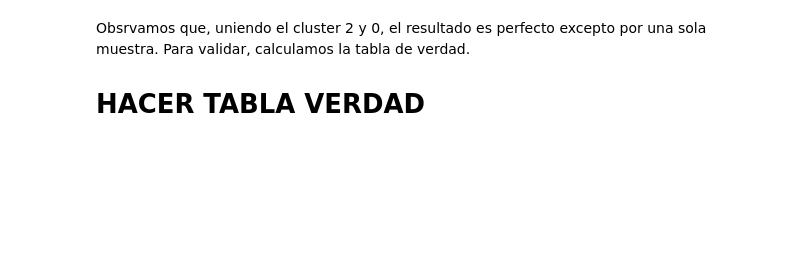
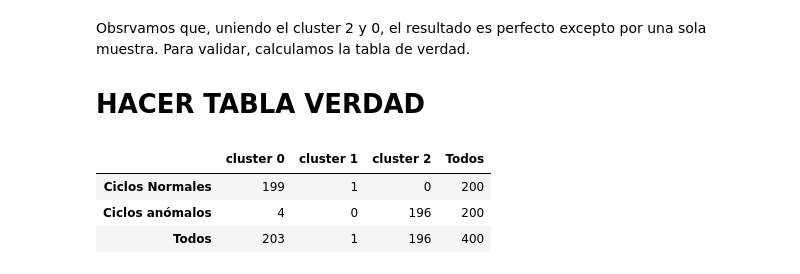
Before and after one commit to maxit1992/CEIA_IIA, a Jupyter notebook: Clase2/Ejercicio8/Ejercicio8.ipynb, the cells around one changed output. Saved outputs shown, nothing was run; the diff lists cells and outputs as text; code cells hidden in the pictures; blank space fills up the shorter version.

```diff
--- a/Clase2/Ejercicio8/Ejercicio8.ipynb
+++ b/Clase2/Ejercicio8/Ejercicio8.ipynb
@@ -67,7 +72,7 @@ data_class=dataset[:,0]
 data=dataset[:,1:]
 
 #Graficamos el dataset
-fig, axs = plt.subplots(2)
+fig, axs = plt.subplots(2,figsize=(8,6))
 for i in range(0,200):
     axs[0].plot(data[i,:],color='blue',label=None)
 axs[0].set_title("Funcionamiento Correcto")
@@ -93,7 +99,7 @@ nan_values=np.nan*np.ones(shape=nan_change.sum())
 data[nan_change]=nan_values
 
 #Graficamos el dataset con "ruido"
-fig, axs = plt.subplots(2)
+fig, axs = plt.subplots(2,figsize=(8,6))
 for i in range(0,200):
     axs[0].plot(data[i,:],color='blue',label=None)
 axs[0].set_title("Funcionamiento Correcto")
@@ -107,10 +114,11 @@ Text(0.5, 1.0, 'Funcionamiento con perdida')
 # %%
-#Grabamos en pickle
-with open('./dataset/dataset.pkl','wb') as file:
-    pkl.dump(data,file,protocol=pkl.HIGHEST_PROTOCOL)
+# Grabamos en pickle
+# Quitar comentarios para sobre-escribir
+#with open('./dataset/dataset.pkl','wb') as file:
+#    pkl.dump(data,file,protocol=pkl.HIGHEST_PROTOCOL)
 
-with open('./dataset/dataset_classes.pkl','wb') as file:
-    pkl.dump(data_class,file,protocol=pkl.HIGHEST_PROTOCOL)
+#with open('./dataset/dataset_classes.pkl','wb') as file:
+#    pkl.dump(data_class,file,protocol=pkl.HIGHEST_PROTOCOL)
 # %%
 #Cargamos el dataset con pickle
 with open('./dataset/dataset.pkl','rb') as file:
@@ -253,3 +267,13 @@ plt.title('PCA - Kmeans clustering projection 2D');
 Obsrvamos que, uniendo el cluster 2 y 0, el resultado es perfecto excepto por una sola muestra. Para validar, calculamos la tabla de verdad.
 
 # HACER TABLA VERDAD
+# %%
+tab = pd.crosstab(data_classes, cluster_labels3, margins=True)
+tab.index = ['Ciclos Normales', 'Ciclos anómalos','Todos']
+tab.columns = ['cluster ' + str(i + 0) for i in range(3)] + ['Todos']
+tab
+# %% [output]
+|  | cluster 0 | cluster 1 | cluster 2 | Todos |
+| Ciclos Normales | 199 | 1 | 0 | 200 |
+| Ciclos anómalos | 4 | 0 | 196 | 200 |
+| Todos | 203 | 1 | 196 | 400 |
```
Also changed, not shown: parts of 18 cells of this notebook.
